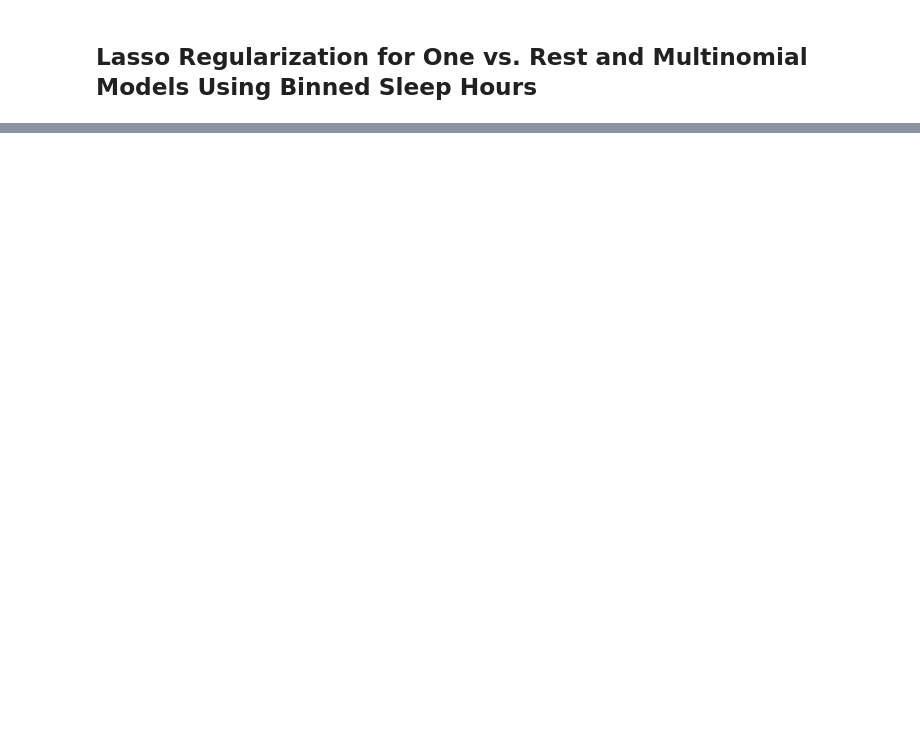
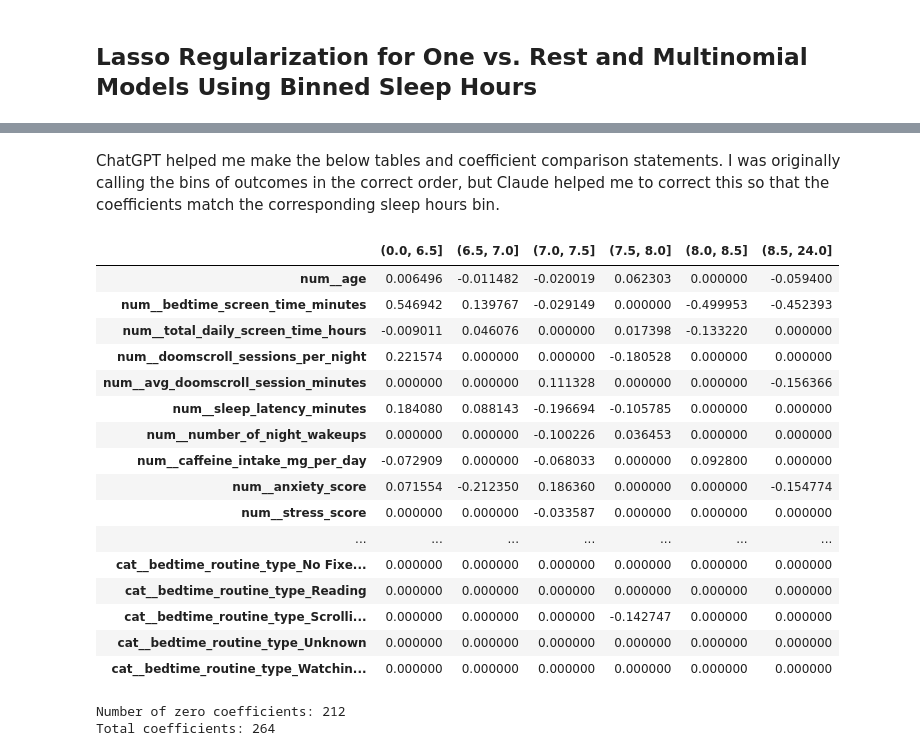
Before and after one commit to hdykens/6021-Final-Project, a Jupyter notebook: 03_Lasso_Regularization/Lasso_MVR_Binned_Sleep_Hours_v1.ipynb, the cells around one changed output, grey strips where cells are left out. Cells and saved outputs as stored; diff of their text form; code cells hidden in the pictures; blank space fills up the shorter version.

Commit message:
Lots of progress on Lasso document

```diff
--- a/03_Lasso_Regularization/Lasso_MVR_Binned_Sleep_Hours_v1.ipynb
+++ b/03_Lasso_Regularization/Lasso_MVR_Binned_Sleep_Hours_v1.ipynb
@@ -37,0 +128,4 @@ Index(['age', 'bedtime_screen_time_minutes', 'total_daily_screen_time_hours',
+# %%
+# Categorical predictors
+Cat_predictors = X_train.select_dtypes(include=['object', 'string']).columns
+Cat_predictors
@@ -37,0 +160,30 @@ Index(['age', 'bedtime_screen_time_minutes', 'total_daily_screen_time_hours',
+# %%
+# Preprocessing - Column Transformation
+num_pipeline = Pipeline(steps=[
+    ('impute', SimpleImputer(strategy='median')),
+    ('scale', StandardScaler())
+])
+
+preprocessor = ColumnTransformer(transformers=[
+    ('num', num_pipeline, Num_predictors),
+    ('bin', 'passthrough', already_dumified),
+    ('cat', OneHotEncoder(drop='first', handle_unknown='warn'), Cat_predictors)
+])
+# %%
+# We plug in the optimal values for C based on the 5-fold cross-validation chosen values below.
+pipe_ovr = Pipeline(steps=[
+('transformers', preprocessor),
+("model", OneVsRestClassifier(LogisticRegression(
+    C = 0.15, solver = 'saga', penalty = 'l1', # Added this line as the only change from Maddie's MNR code to make this a Lasso regression
+    max_iter=5000, random_state=123)))
+])
+
+pipe_multi = Pipeline(steps=[
+('transformers', preprocessor),
+("model", LogisticRegression(
+    C = 0.1, solver = 'saga', penalty = 'l1', # Added this line as the only change from Maddie's MNR code to make this a Lasso regression
+    max_iter=5000, random_state=123))
+])
+
+pipe_ovr.fit(X_fit, y_fit)
+pipe_multi.fit(X_fit, y_fit)
@@ -37,0 +208,38 @@ Index(['age', 'bedtime_screen_time_minutes', 'total_daily_screen_time_hours',
+# %% [markdown]
+ChatGPT helped me make the below tables and coefficient comparison statements. I was originally calling the bins of outcomes in the correct order, but Claude helped me to correct this so that the coefficients match the corresponding sleep hours bin.
+# %%
+lasso_coefficients = pd.DataFrame(
+    np.array([estimator.coef_.flatten()
+              for estimator in pipe_ovr.named_steps["model"].estimators_]).T,
+    index=pipe_ovr.named_steps["transformers"].get_feature_names_out(),
+    columns= pipe_ovr.named_steps["model"].classes_
+)
+lasso_coefficients
+# %% [output]
+|  | (0.0, 6.5] | (6.5, 7.0] | (7.0, 7.5] | (7.5, 8.0] | (8.0, 8.5] | (8.5, 24.0] |
+| num__age | 0.006496 | -0.011482 | -0.020019 | 0.062303 | 0.000000 | -0.059400 |
+| num__bedtime_screen_time_minutes | 0.546942 | 0.139767 | -0.029149 | 0.000000 | -0.499953 | -0.452393 |
+| num__total_daily_screen_time_hours | -0.009011 | 0.046076 | 0.000000 | 0.017398 | -0.133220 | 0.000000 |
+| num__doomscroll_sessions_per_night | 0.221574 | 0.000000 | 0.000000 | -0.180528 | 0.000000 | 0.000000 |
+| num__avg_doomscroll_session_minutes | 0.000000 | 0.000000 | 0.111328 | 0.000000 | 0.000000 | -0.156366 |
+| num__sleep_latency_minutes | 0.184080 | 0.088143 | -0.196694 | -0.105785 | 0.000000 | 0.000000 |
+| num__number_of_night_wakeups | 0.000000 | 0.000000 | -0.100226 | 0.036453 | 0.000000 | 0.000000 |
+| num__caffeine_intake_mg_per_day | -0.072909 | 0.000000 | -0.068033 | 0.000000 | 0.092800 | 0.000000 |
+| num__anxiety_score | 0.071554 | -0.212350 | 0.186360 | 0.000000 | 0.000000 | -0.154774 |
+| num__stress_score | 0.000000 | 0.000000 | -0.033587 | 0.000000 | 0.000000 | 0.000000 |
+| ... | ... | ... | ... | ... | ... | ... |
+| cat__bedtime_routine_type_No Fixe... | 0.000000 | 0.000000 | 0.000000 | 0.000000 | 0.000000 | 0.000000 |
+| cat__bedtime_routine_type_Reading | 0.000000 | 0.000000 | 0.000000 | 0.000000 | 0.000000 | 0.000000 |
+| cat__bedtime_routine_type_Scrolli... | 0.000000 | 0.000000 | 0.000000 | -0.142747 | 0.000000 | 0.000000 |
+| cat__bedtime_routine_type_Unknown | 0.000000 | 0.000000 | 0.000000 | 0.000000 | 0.000000 | 0.000000 |
+| cat__bedtime_routine_type_Watchin... | 0.000000 | 0.000000 | 0.000000 | 0.000000 | 0.000000 | 0.000000 |
+# %%
+print("Number of zero coefficients:",
+      (lasso_coefficients == 0).sum().sum())
+
+
+print("Total coefficients:",
+      lasso_coefficients.size)
+# %% [output]
+Number of zero coefficients: 212
+Total coefficients: 264
```
Also changed, not shown: parts of 28 cells of this notebook, 1 other file.
